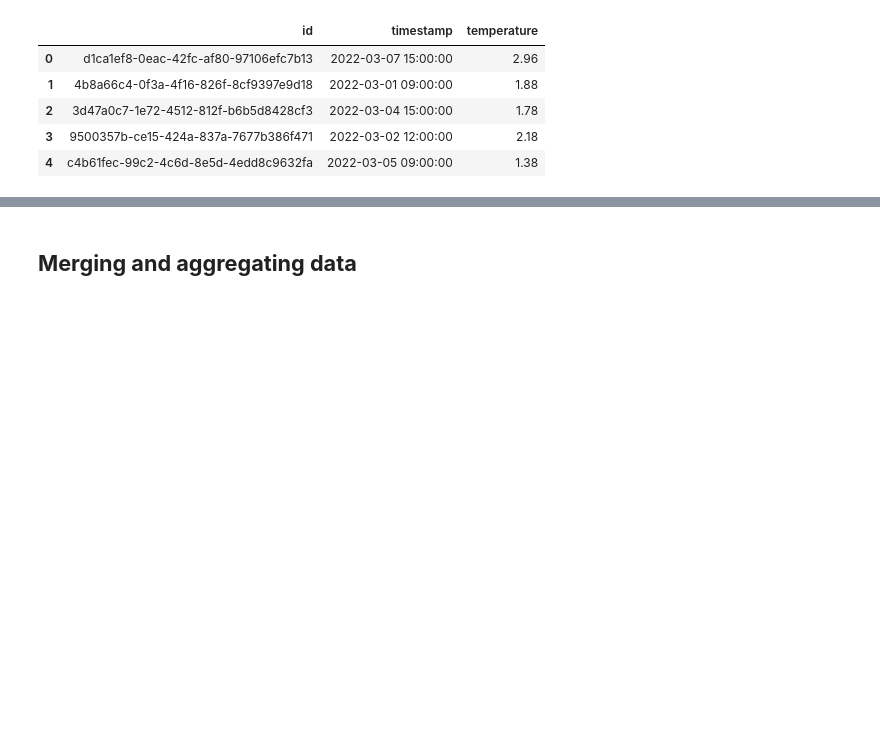
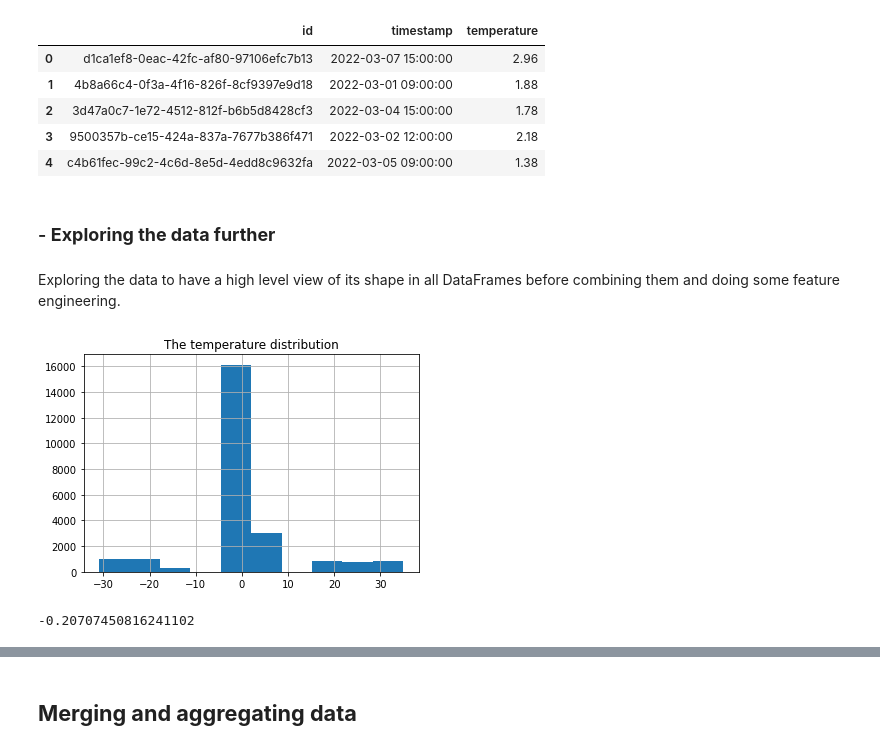
Before and after one commit to Severina7/cognizant_ai, a Jupyter notebook: modeling_2.ipynb, the cells around one changed output, grey strips where cells are left out. Cells and saved outputs as stored; diff of their text form; code cells hidden in the pictures; blank space fills up the shorter version.

```diff
--- a/modeling_2.ipynb
+++ b/modeling_2.ipynb
@@ -123,4 +123,7 @@ memory usage: 560.0+ KB
 There seem to be no nulls in the data.
 However, the timestamp column has an object datatype and needs to be changed to DateTime format
 # %%
-sales_df['timestamp'] = pd.to_datetime(sales_df['timestamp'], format='%Y-%m-%d %H:%M:%S')
+def convert_to_datetime(data: pd.DataFrame = None, column: str = None):
+  dummy = data.copy()
+  dummy[column] = pd.to_datetime(dummy[column], format='%Y-%m-%d %H:%M:%S')
+  return dummy
@@ -162,2 +129,0 @@ memory usage: 468.9+ KB
-# %%
-temp_df['timestamp'] = pd.to_datetime(temp_df['timestamp'], format='%Y-%m-%d %H:%M:%S')
@@ -176,0 +150,3 @@ memory usage: 560.0+ KB
+# %%
+temp_df = convert_to_datetime(temp_df, 'timestamp')
+temp_df.head()
@@ -219,3 +202,20 @@ temp_df.head()
 | 2 | 3d47a0c7-1e72-4512-812f-b6b5d8428cf3 | 2022-03-04 15:00:00 | 1.78 |
 | 3 | 9500357b-ce15-424a-837a-7677b386f471 | 2022-03-02 12:00:00 | 2.18 |
 | 4 | c4b61fec-99c2-4c6d-8e5d-4edd8c9632fa | 2022-03-05 09:00:00 | 1.38 |
+# %% [markdown]
+### - **Exploring the data further**
+# %% [markdown]
+Exploring the data to have a high level view of its shape in all DataFrames before combining them and doing some feature engineering.
+# %%
+import matplotlib.pyplot as plt
+
+plt.title("The temperature distribution")
+temp_df.temperature.hist()
+plt.show()
+# %% [output]
+[figure, added]
+# %%
+# Temperatue average
+temp_df.temperature.mean()
+# %% [output]
+-0.20707450816241102
```
Also changed, not shown: parts of 26 cells of this notebook.
